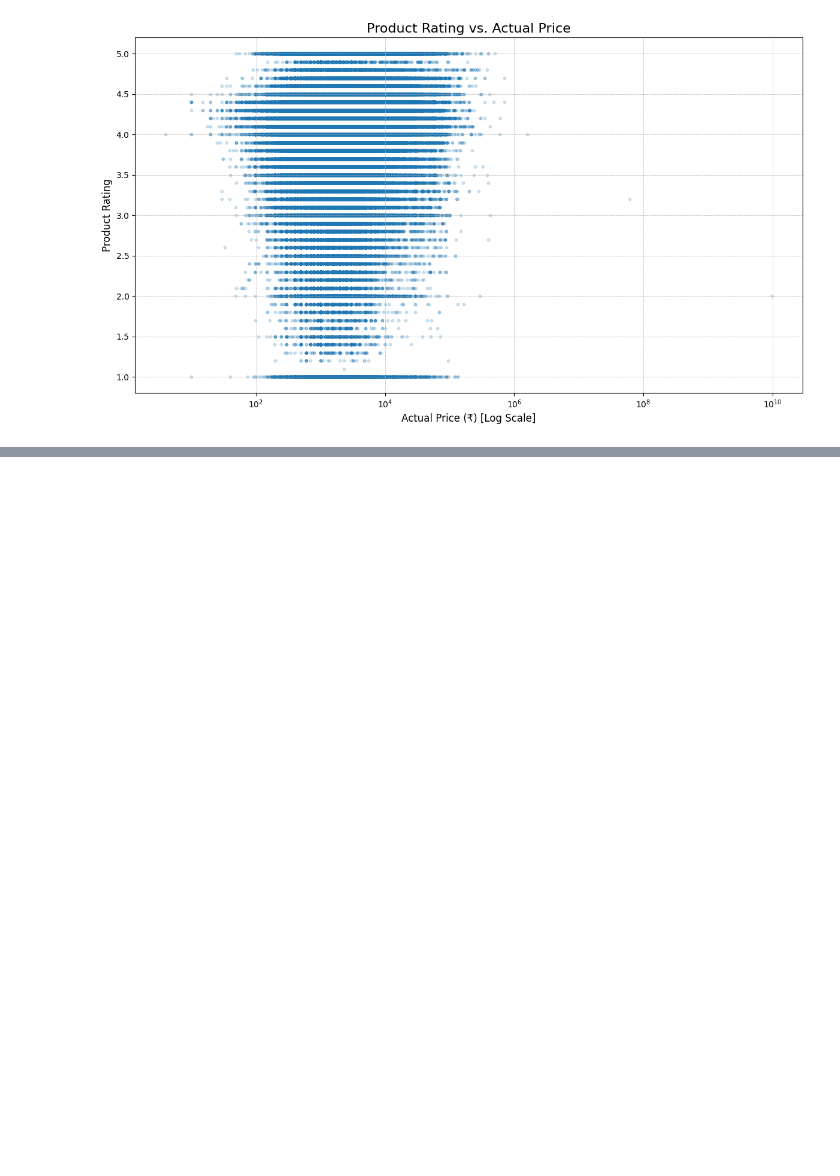
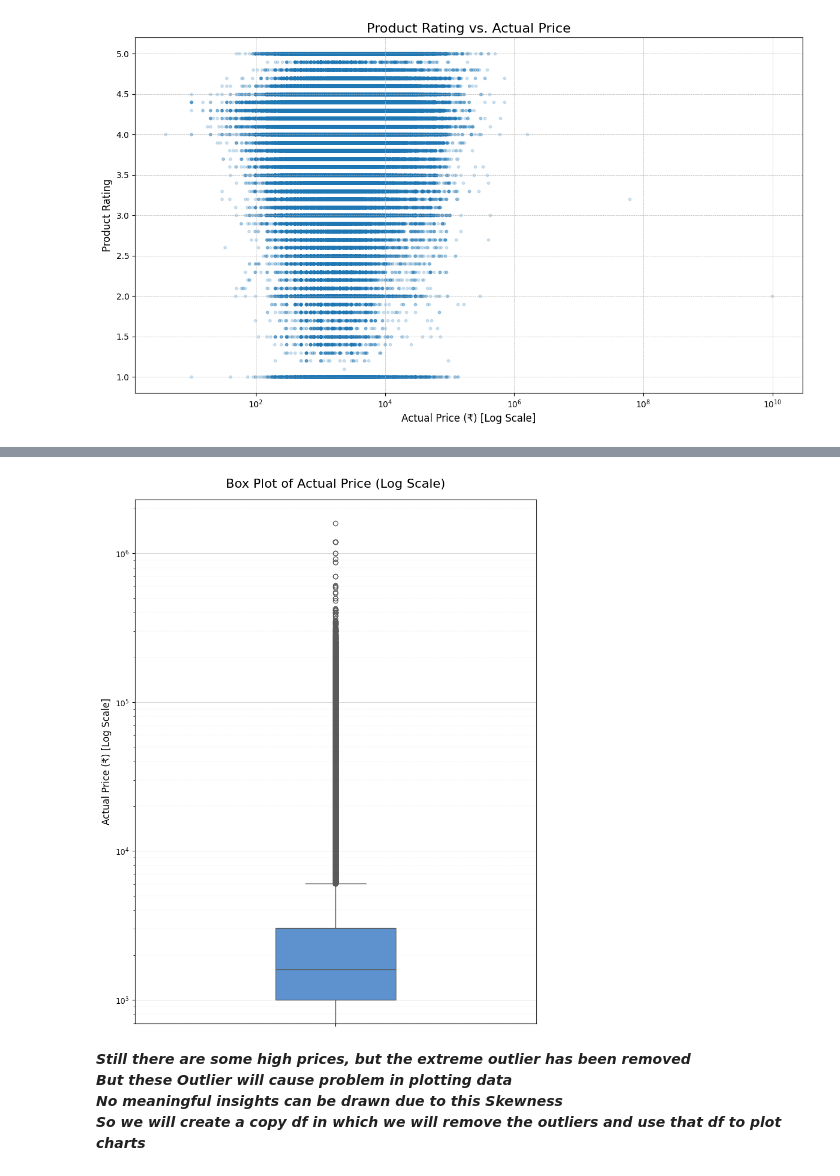
Before and after one commit to RayyanDevZone/Eda-Amazon-Sales, a Jupyter notebook: amazon-sales-2023-eda.ipynb, the cells around one changed output, grey strips where cells are left out. Drawn from its saved outputs; the diff is of its cells as text; code cells hidden in the pictures; blank space fills up the shorter version.

```diff
--- a/amazon-sales-2023-eda.ipynb
+++ b/amazon-sales-2023-eda.ipynb
@@ -580,0 +643,9 @@ plt.show()
+# %%
+index_to_drop = df['actual_price'].idxmax()
+
+# 2. Use the .drop() method on the DataFrame, passing the found index
+# inplace=True modifies the DataFrame directly.
+df.drop(index=index_to_drop, inplace=True)
+
+# 3. Verify the highest price has been removed
+new_max_price = df['actual_price'].max()
@@ -580,0 +660,31 @@ plt.show()
+# %%
+import matplotlib.pyplot as plt
+import seaborn as sns
+import numpy as np
+
+plt.figure(figsize=(8, 10))
+# Use seaborn for a clean, professional box plot
+sns.boxplot(y=df['actual_price'], color='#4A90E2', width=0.3)
+
+# Apply logarithmic scale to the Y-axis. This is CRITICAL for visualizing price data,
+# as it spreads out the dense, low-end prices and compresses the high-end outliers.
+plt.yscale('log')
+
+plt.title('Box Plot of Actual Price (Log Scale)', fontsize=16, pad=15)
+plt.ylabel('Actual Price (₹) [Log Scale]', fontsize=12)
+
+# Add grid lines corresponding to the log scale for easier reading
+plt.grid(axis='y', which='major', linestyle='-', linewidth=0.5, alpha=0.7)
+plt.grid(axis='y', which='minor', linestyle=':', linewidth=0.3, alpha=0.5)
+
+plt.yticks(fontsize=10)
+plt.tight_layout()
+
+plt.show()
+# %% [output]
+[figure, added]
+# %% [markdown]
+***Still there are some high prices, but the extreme outlier has been removed***<br/>
+***But these Outlier will cause problem in plotting data***<br/>
+***No meaningful insights can be drawn due to this Skewness***<br/>
+***So we will create a copy df in which we will remove the outliers and use that df to plot charts***
```
Also changed, not shown: parts of 10 cells of this notebook.
